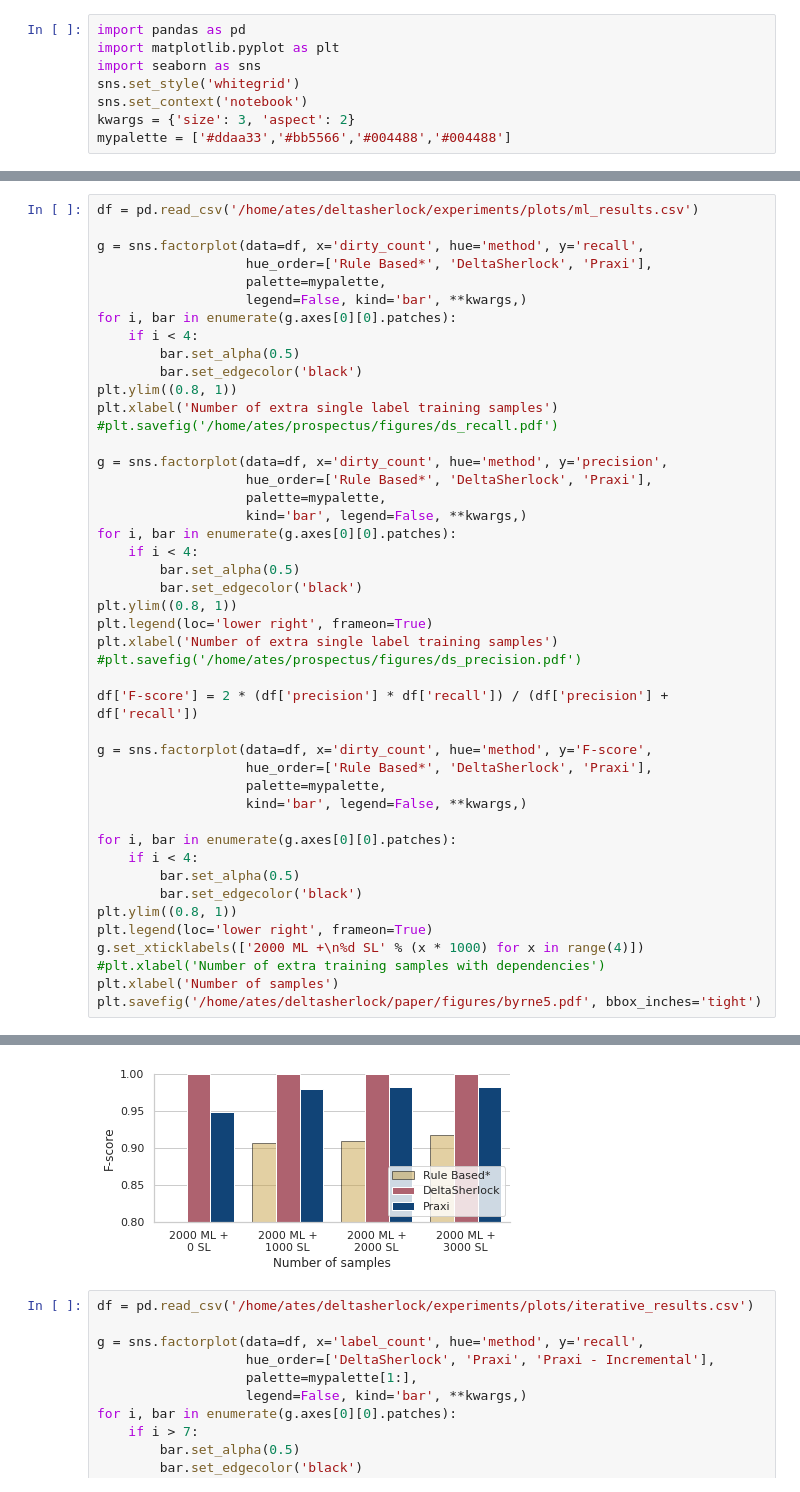
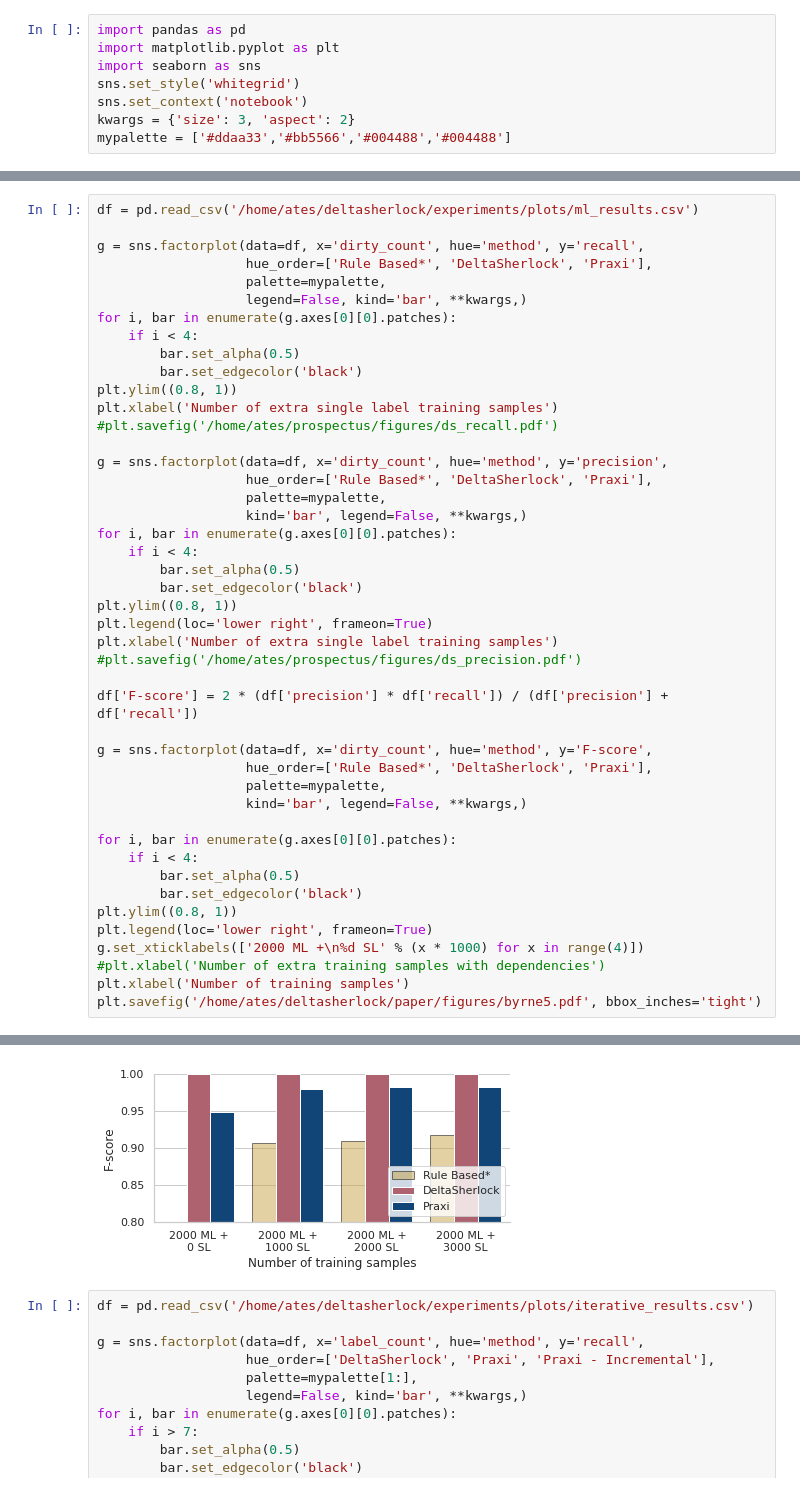
Before and after one commit to deltasherlock/experiments, a Jupyter notebook: plots/plots.ipynb, the cells around one changed output, grey strips where cells are left out. Drawn from its saved outputs; the diff is of its cells as text.

```diff
--- a/plots/plots.ipynb
+++ b/plots/plots.ipynb
@@ -61,35 +61,35 @@ g = sns.factorplot(data=df, x='dirty_count', hue='method', y='precision',
                    palette=mypalette,
                    kind='bar', legend=False, **kwargs,)
 for i, bar in enumerate(g.axes[0][0].patches):
     if i < 4:
         bar.set_alpha(0.5)
         bar.set_edgecolor('black')
 plt.ylim((0.8, 1))
 plt.legend(loc='lower right', frameon=True)
 plt.xlabel('Number of extra single label training samples')
 #plt.savefig('/home/ates/prospectus/figures/ds_precision.pdf')
 
 df['F-score'] = 2 * (df['precision'] * df['recall']) / (df['precision'] + df['recall'])
 
 g = sns.factorplot(data=df, x='dirty_count', hue='method', y='F-score',
                    hue_order=['Rule Based*', 'DeltaSherlock', 'Praxi'],
                    palette=mypalette,
                    kind='bar', legend=False, **kwargs,)
 
 for i, bar in enumerate(g.axes[0][0].patches):
     if i < 4:
         bar.set_alpha(0.5)
         bar.set_edgecolor('black')
 plt.ylim((0.8, 1))
 plt.legend(loc='lower right', frameon=True)
 g.set_xticklabels(['2000 ML +\n%d SL' % (x * 1000) for x in range(4)])
 #plt.xlabel('Number of extra training samples with dependencies')
-plt.xlabel('Number of samples')
+plt.xlabel('Number of training samples')
 plt.savefig('/home/ates/deltasherlock/paper/figures/byrne5.pdf', bbox_inches='tight')
 # %% [output]
 [figure]
 [figure]
-[figure, old version]
+[figure, new version]
 # %%
 df = pd.read_csv('/home/ates/deltasherlock/experiments/plots/iterative_results.csv')
 
```
Also changed, not shown: parts of 1 cell of this notebook.
